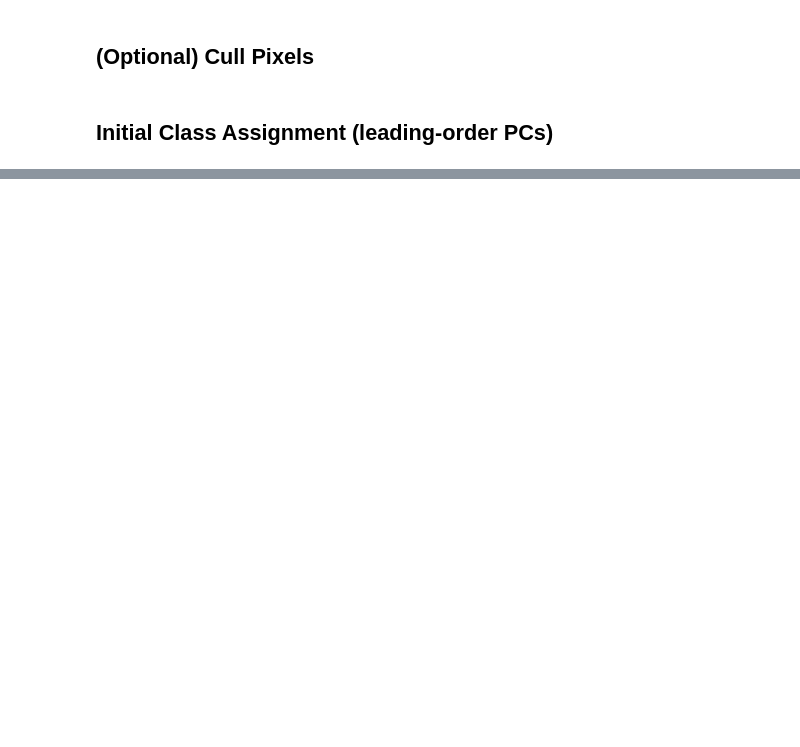
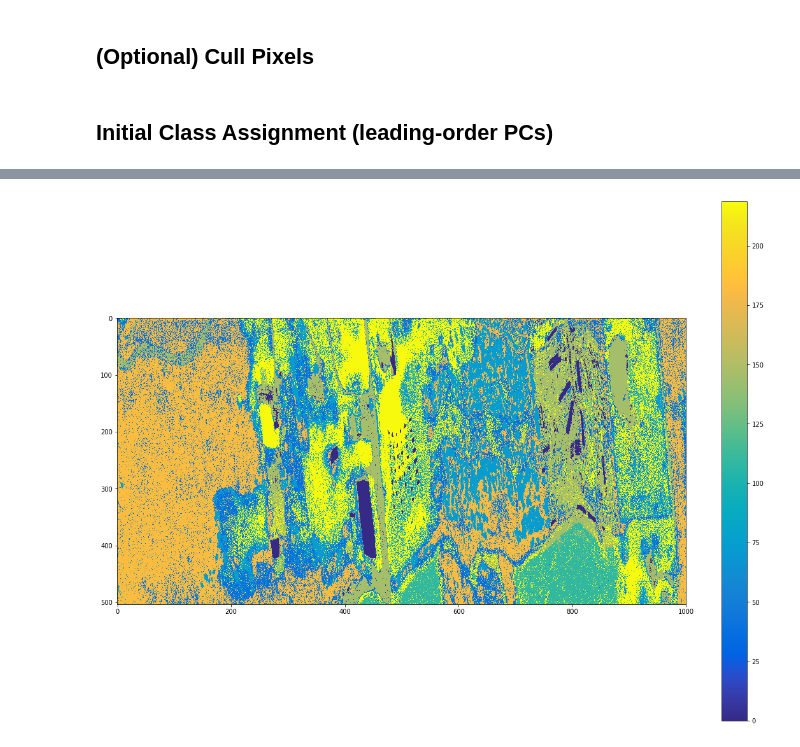
Before and after one commit to headlee/gaussian-spectral-clustering, a Jupyter notebook: gaussian-spectral-clustering-ARCHER.ipynb, the cells around one changed output, grey strips where cells are left out. Drawn from its saved outputs; the diff is of its cells as text; code cells hidden in the pictures; blank space fills up the shorter version.

```diff
--- a/gaussian-spectral-clustering-ARCHER.ipynb
+++ b/gaussian-spectral-clustering-ARCHER.ipynb
@@ -98,6 +102,16 @@ K = 3
 
 leading_order_pcs = x_pca[:K, :]
 trailing_order_pcs = x_pca[K:, :]
+# %%
+background_mask = np.ones_like(leading_order_pcs)
+background_mask[:, background_ix] = 0
+leading_order_pcs_masked = leading_order_pcs[:, background_ix]#np.ma.MaskedArray(leading_order_pcs, background_mask)
+
+background_mask = np.ones_like(hsi_data_mat)
+background_mask[:, background_ix] = 0
+hsi_data_mat_masked = hsi_data_mat[:, background_ix]#np.ma.MaskedArray(hsi_data_mat, background_mask)
+#np.ma.set_fill_value(hsi_data_mat_masked, np.nan)
+#hsi_data_mat_masked[:, background_ix] = np.nan
 # %% [markdown]
 ## (Optional) Cull Pixels
 # %%
@@ -112,3 +127,6 @@ num_classes = 7
 cmi, cm, cc = initial_class_assignment(leading_order_pcs, num_classes)
+# %%
+np.random.seed(12345)
+cmi_masked, cm_masked, cc_masked = initial_class_assignment(leading_order_pcs_masked, num_classes)
 # %%
 #cmi, cm, cc = initial_class_assignment(leading_order_pcs, num_classes, method='select', init_indices=[blue_ix[0], brown_ix[0], camo_ix[0], white_ix[0], black_ix[0], background_ix[500], background_ix[50000]])
@@ -135 +155,4 @@ class counts [  8723  98204  21119  85824  88999 145125  56006]
 Finished iteration # 499
+# %%
+np.random.seed(12345)
+final_class_ixs_masked = iterate_clustering(leading_order_pcs_masked, cmi_masked, num_classes, 500, dead_class_threshold=10)
@@ -210,3 +238,16 @@ False alarm for target_ix 4: 88980
+# %%
+tmp = np.zeros([nl*ns])
+tmp[background_ix] = final_class_ixs_masked
+nl, ns, nb = sz
+fig, axs = plt.subplots(nrows=1, ncols=1);
+cmap = plt.get_cmap('parula')
+
+#im = axs.imshow(np.rot90(final_class_ixs_masked.reshape([nl, ns], order='F') * 255/num_classes), cmap=cmap);
+im = axs.imshow(np.rot90(tmp.reshape([nl, ns], order='F') * 255/num_classes), cmap=cmap);
+
+fig.colorbar(im, ax=axs);
+# %% [output]
+[figure, added]
 # %%
 from sklearn.cluster import KMeans
 # %%
```
Also changed, not shown: parts of 16 cells of this notebook, 1 other file.
